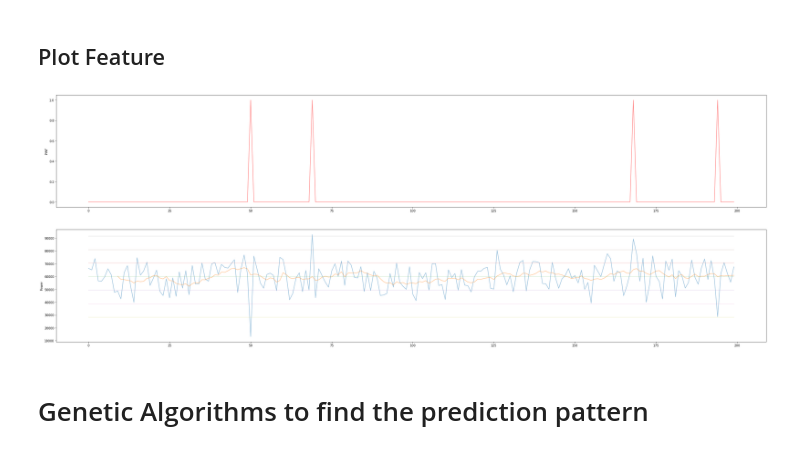
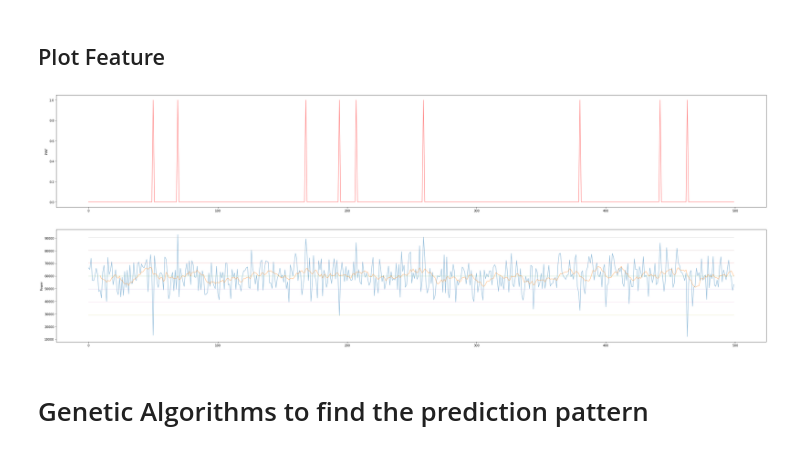
Before and after one commit to chockchip/predictive-maintenance, a Jupyter notebook: main6_PWF.ipynb, the cells around one changed output. Drawn from its saved outputs; the diff is of its cells as text; code cells hidden in the pictures.

```diff
--- a/main6_PWF.ipynb
+++ b/main6_PWF.ipynb
@@ -130,10 +130,10 @@ def plot_feature_class(df, feautures, label, window_size=10):
         sns.lineplot(ax=ax[idx+1], x=range(0, df.shape[0]), y=[df[feature].mean() + (3 * df[feature].std()) for i in range(df.shape[0])], alpha=0.2 )
         sns.lineplot(ax=ax[idx+1], x=range(0, df.shape[0]), y=[df[feature].mean() - (3 * df[feature].std()) for i in range(df.shape[0])], alpha=0.2 )
 # %%
-df_plot = df[0:200]
+df_plot = df[0:500]
 plot_feature_class(df_plot, ['Power'],'PWF')
 # %% [output]
-[figure, old version]
+[figure, new version]
 # %% [markdown]
 # Genetic Algorithms to find the prediction pattern
 # %% [markdown]
```
Also changed, not shown: parts of 27 cells of this notebook, 9 other files.
